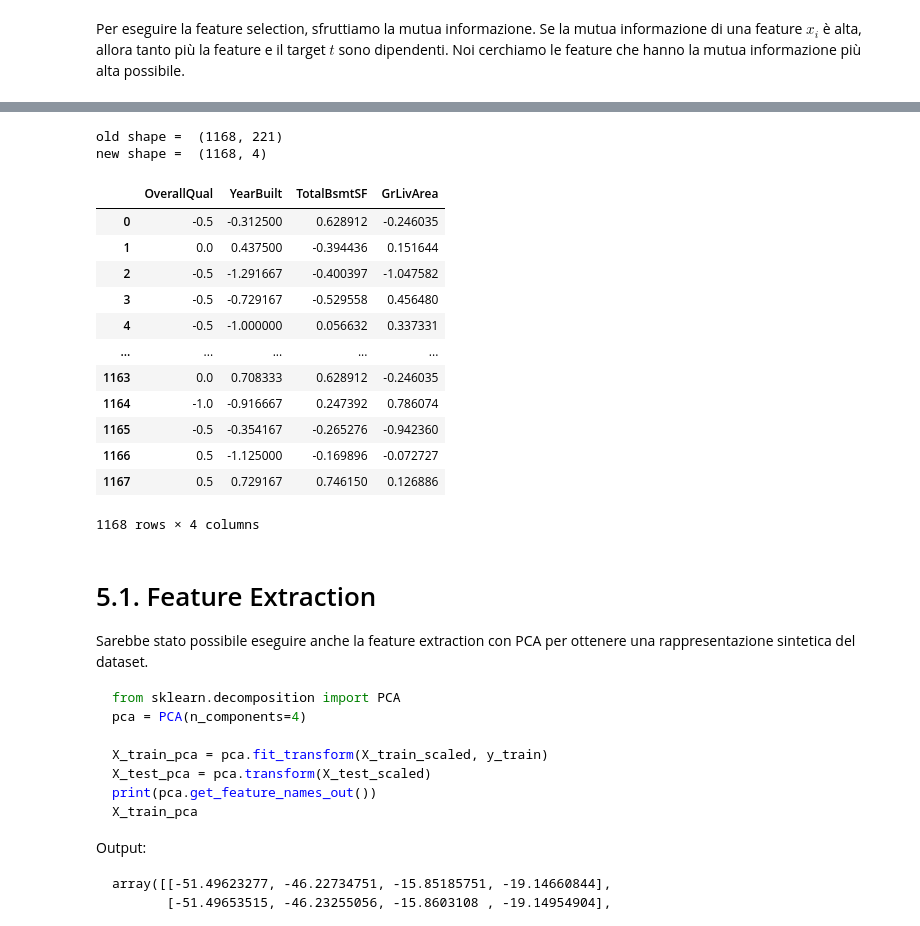
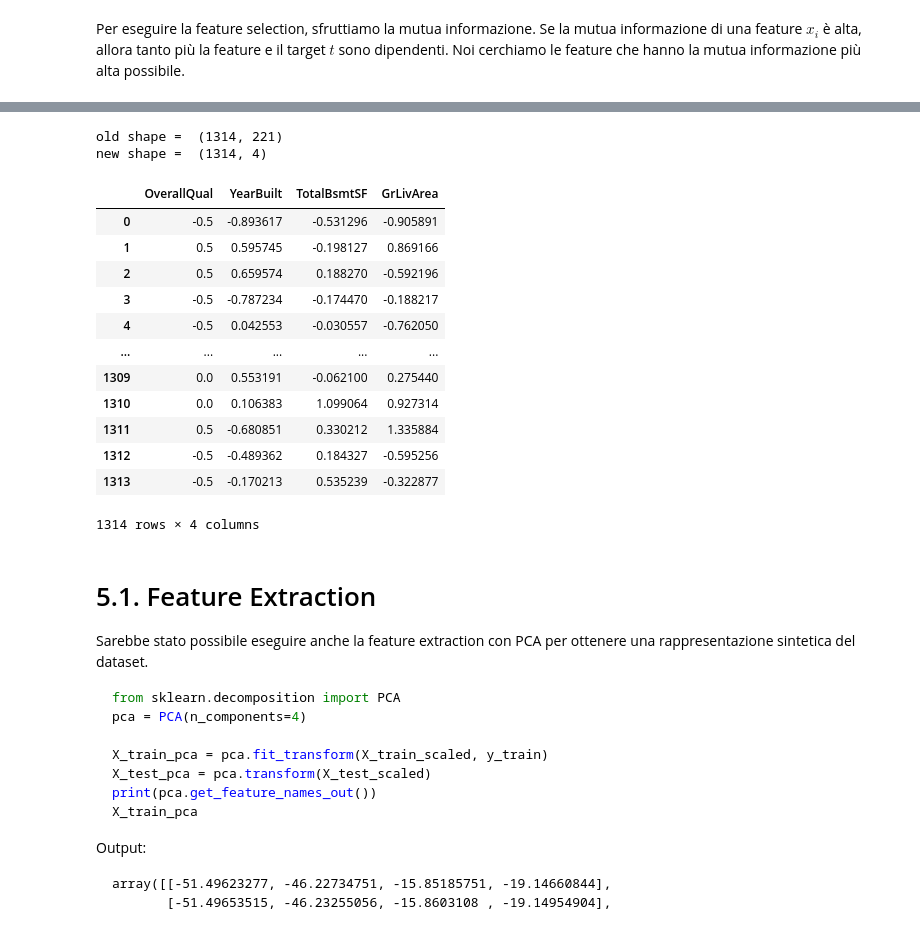
Before and after one commit to emelis-ptr/ProgettoML, a Jupyter notebook: code/notebook.ipynb, the cells around one changed output, grey strips where cells are left out. Saved outputs shown, nothing was run; the diff lists cells and outputs as text; code cells hidden in the pictures.

```diff
--- a/code/notebook.ipynb
+++ b/code/notebook.ipynb
@@ -640,24 +744,25 @@ new shape =  (1168, 4)
-# %%
-fs_X_train = mutual_info_feature_selection(X_train_scaled, y_train, 4)
-print("old shape = ", X_train_scaled.shape)
-print("new shape = ", fs_X_train.shape)
-fs_X_train
-# %% [output]
-old shape =  (1168, 221)
-new shape =  (1168, 4)
-|  | OverallQual | YearBuilt | TotalBsmtSF | GrLivArea |
-| 0 | -0.5 | -0.312500 | 0.628912 | -0.246035 |
-| 1 | 0.0 | 0.437500 | -0.394436 | 0.151644 |
-| 2 | -0.5 | -1.291667 | -0.400397 | -1.047582 |
-| 3 | -0.5 | -0.729167 | -0.529558 | 0.456480 |
-| 4 | -0.5 | -1.000000 | 0.056632 | 0.337331 |
-| ... | ... | ... | ... | ... |
-| 1163 | 0.0 | 0.708333 | 0.628912 | -0.246035 |
-| 1164 | -1.0 | -0.916667 | 0.247392 | 0.786074 |
-| 1165 | -0.5 | -0.354167 | -0.265276 | -0.942360 |
-| 1166 | 0.5 | -1.125000 | -0.169896 | -0.072727 |
-| 1167 | 0.5 | 0.729167 | 0.746150 | 0.126886 |
-1168 rows × 4 columns
+# %%
+# Esempio di FS Con normalizzazione (vengono selezionate le stesse features)
+fs_X_train_normalized = mutual_info_feature_selection(folds[0].X_train_normalized, folds[0].y_train, 4)
+print("old shape = ", folds[0].X_train_normalized.shape)
+print("new shape = ", fs_X_train_normalized.shape)
+fs_X_train_normalized
+# %% [output]
+old shape =  (1314, 221)
+new shape =  (1314, 4)
+|  | OverallQual | YearBuilt | TotalBsmtSF | GrLivArea |
+| 0 | -0.5 | -0.893617 | -0.531296 | -0.905891 |
+| 1 | 0.5 | 0.595745 | -0.198127 | 0.869166 |
+| 2 | 0.5 | 0.659574 | 0.188270 | -0.592196 |
+| 3 | -0.5 | -0.787234 | -0.174470 | -0.188217 |
+| 4 | -0.5 | 0.042553 | -0.030557 | -0.762050 |
+| ... | ... | ... | ... | ... |
+| 1309 | 0.0 | 0.553191 | -0.062100 | 0.275440 |
+| 1310 | 0.0 | 0.106383 | 1.099064 | 0.927314 |
+| 1311 | 0.5 | -0.680851 | 0.330212 | 1.335884 |
+| 1312 | -0.5 | -0.489362 | 0.184327 | -0.595256 |
+| 1313 | -0.5 | -0.170213 | 0.535239 | -0.322877 |
+1314 rows × 4 columns
 # %% [markdown]
 # 5.1. Feature Extraction
 Sarebbe stato possibile eseguire anche la feature extraction con PCA per ottenere una rappresentazione sintetica del dataset.
```
Also changed, not shown: parts of 30 cells of this notebook.
